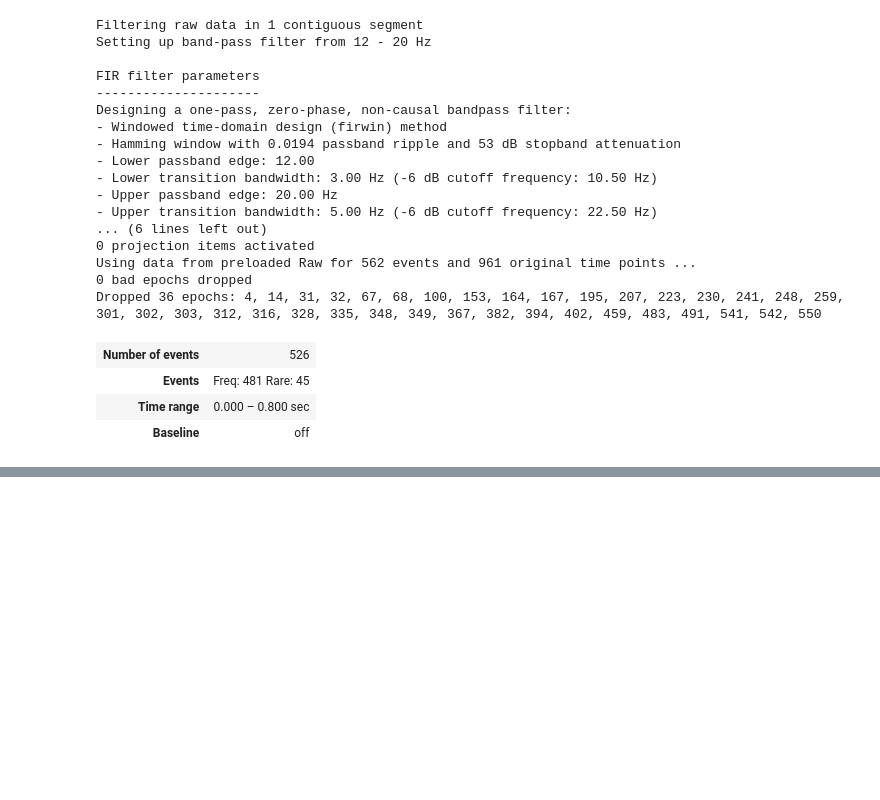
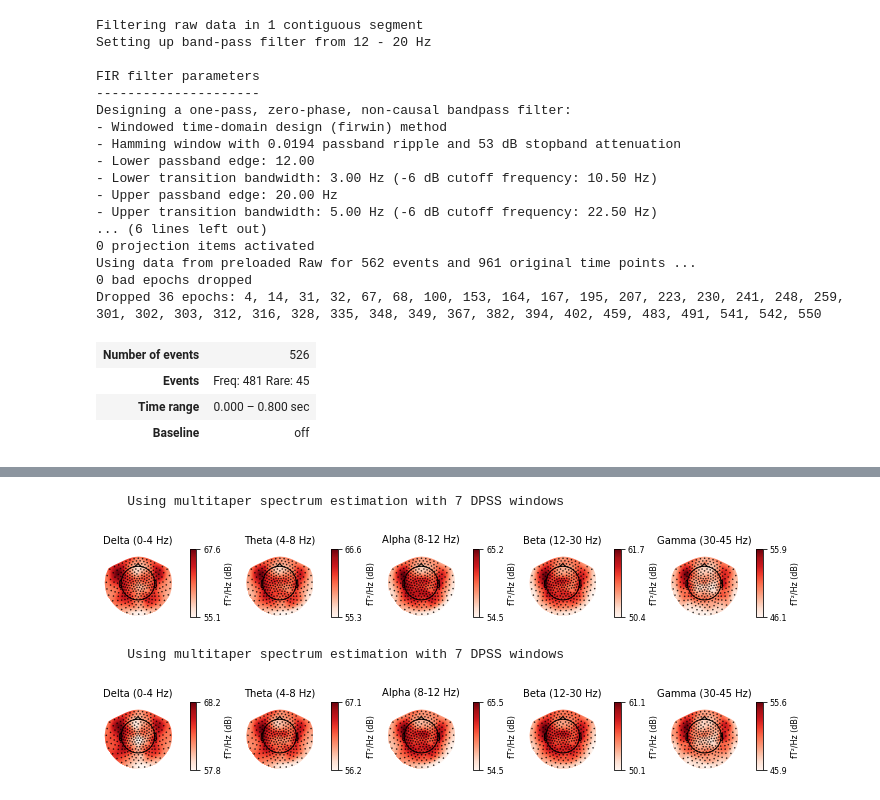
Before and after one commit to hyruuk/cc_saflow, a Jupyter notebook: notebooks/PSD_check.ipynb, the cells around one changed output, grey strips where cells are left out. Saved outputs shown, nothing was run; the diff lists cells and outputs as text; code cells hidden in the pictures; blank space fills up the shorter version.

```diff
--- a/notebooks/PSD_check.ipynb
+++ b/notebooks/PSD_check.ipynb
@@ -233,0 +292,6 @@ Opening raw-browser...
+# %%
+all_epochs = []
+for subj in SUBJ_LIST:
+    for bloc in BLOCS_LIST:
+        epochs = annotate_precursor_events(BIDS_PATH, subj, bloc)
+        all_epochs.append(epochs)
@@ -233,0 +443,8 @@ Opening raw-browser...
+# %%
+epochs['FreqIN'].plot_psd_topomap();
+epochs['FreqOUT'].plot_psd_topomap();
+# %% [output]
+    Using multitaper spectrum estimation with 7 DPSS windows
+[figure, added]
+    Using multitaper spectrum estimation with 7 DPSS windows
+[figure, added]
```
Also changed, not shown: parts of 6 cells of this notebook.
